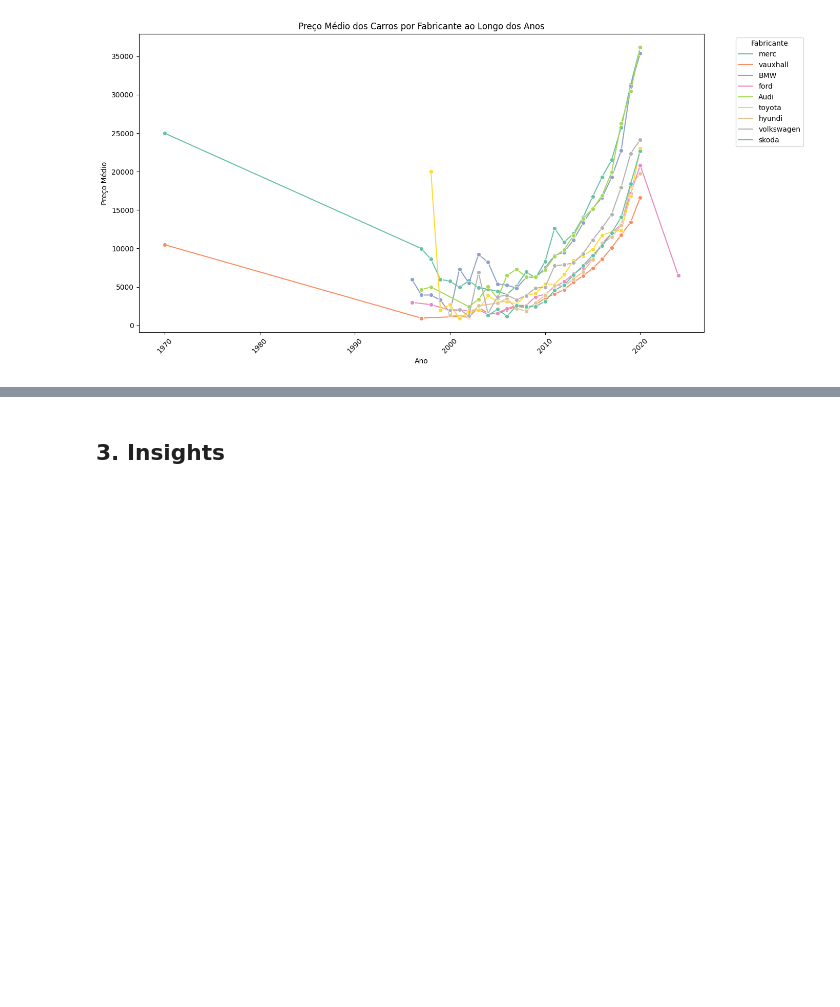
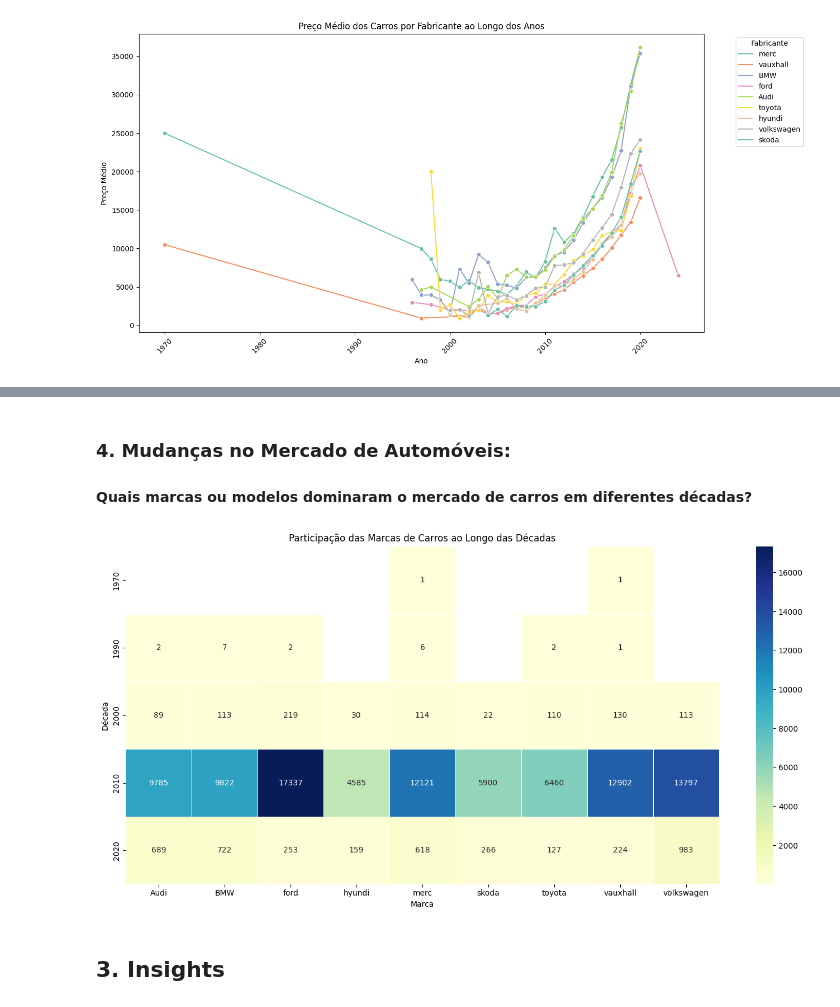
Before and after one commit to atlantico-academy/equipe1-2024.3, a Jupyter notebook: notebooks/01-exploratory_data_analysis.ipynb, the cells around one changed output, grey strips where cells are left out. Drawn from its saved outputs; the diff is of its cells as text; code cells hidden in the pictures; blank space fills up the shorter version.

```diff
--- a/notebooks/01-exploratory_data_analysis.ipynb
+++ b/notebooks/01-exploratory_data_analysis.ipynb
@@ -343,3 +402,26 @@ plt.show()
+# %% [markdown]
+### 4. Mudanças no Mercado de Automóveis:
+#### Quais marcas ou modelos dominaram o mercado de carros em diferentes décadas?
+# %%
+# Agrupar os dados por década e fabricante
+df['decade'] = (df['year'].dt.year // 10) * 10  # Criando a coluna de década
+df_decade_brand = df.groupby(['decade', 'Manufacturer']).size().unstack()
+
+# Plotando o gráfico de heatmap
+plt.figure(figsize=(14, 7))
+sns.heatmap(df_decade_brand, annot=True, cmap='YlGnBu', fmt='.0f', linewidths=0.5)
+
+# Ajustando o gráfico
+plt.title('Participação das Marcas de Carros ao Longo das Décadas')
+plt.xlabel('Marca')
+plt.ylabel('Década')
+plt.xticks(rotation=0)
+plt.tight_layout()
+
+# Exibir o gráfico
+plt.show()
+# %% [output]
+[figure, added]
 # %% [markdown]
 ## 3. Insights
 # %% [markdown]
```
Also changed, not shown: parts of 9 cells of this notebook.
